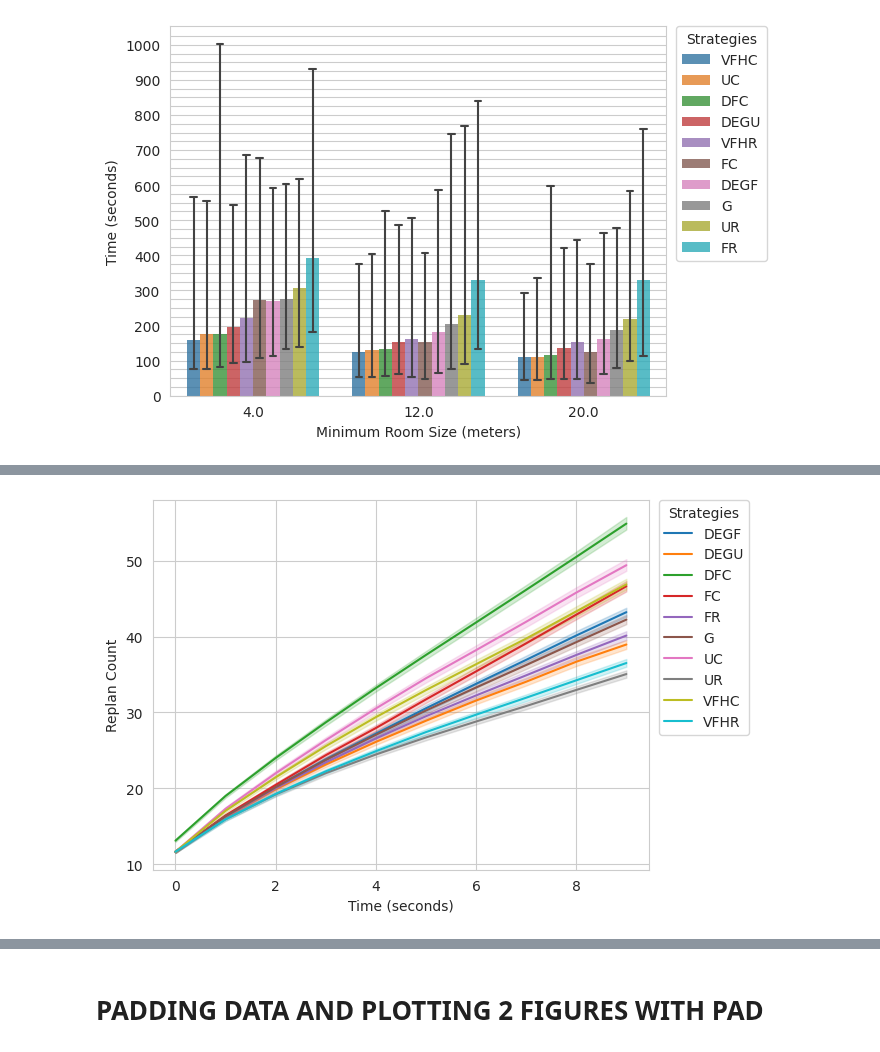
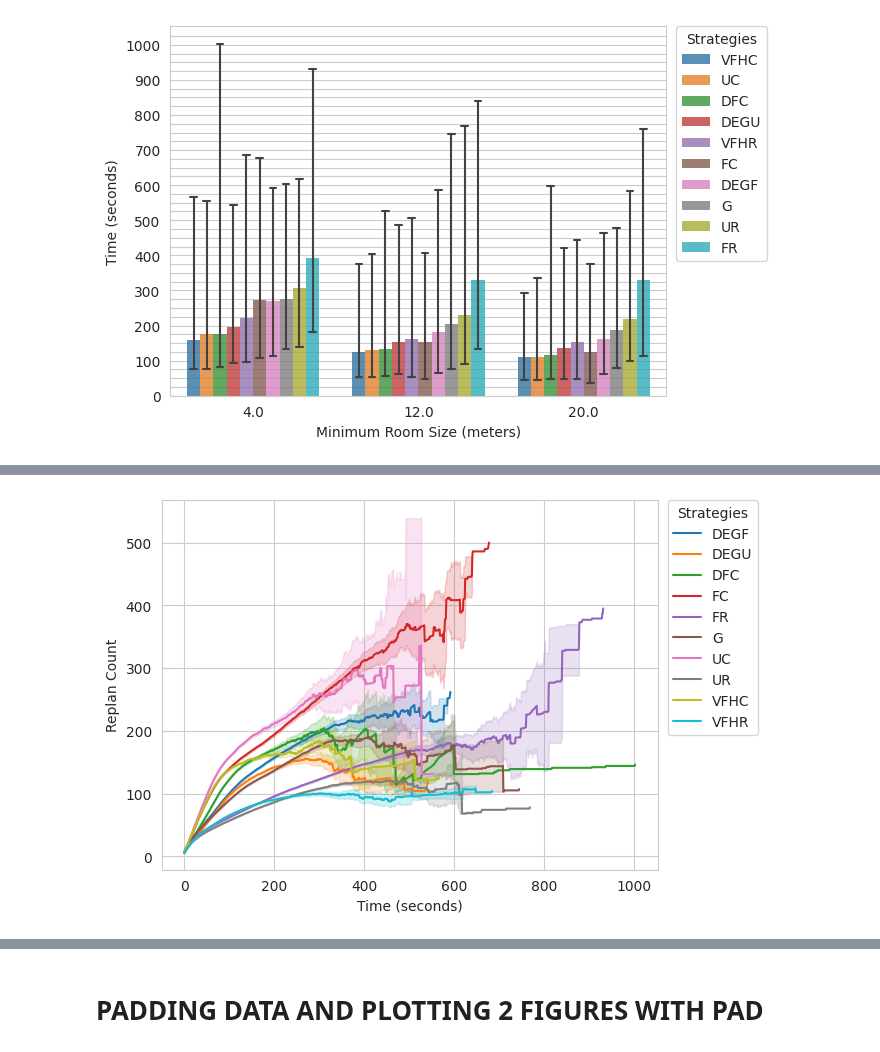
Before and after one commit to DIRECTLab/Multi_Agents_Area_Exploration, a Jupyter notebook: analysing_data/christopher_plottings/plots_updated.ipynb, the cells around one changed output, grey strips where cells are left out. Cells and saved outputs as stored; diff of their text form; code cells hidden in the pictures.

Commit message:
padding data works

```diff
--- a/analysing_data/christopher_plottings/plots_updated.ipynb
+++ b/analysing_data/christopher_plottings/plots_updated.ipynb
@@ -87,8 +87,10 @@ df_agent_end = df_agent.drop_duplicates(subset=['Experiment Id'], keep='last').s
 df_all_success = df_all[df_all['Success'] == True]
 # %% [markdown]
 # Worst Case Scenario
+# %%
+df_all_success_four = df_all_success[df_all_success['N Bots'] == 4]
 # %%
-wost_case = df_all_success.groupby(['M']).max()[['Frame Count', 'Replan Count','Delta Time', 'Update Time']].sort_values(by='Frame Count')
+wost_case = df_all_success_four.groupby(['M']).max()[['Frame Count', 'Replan Count','Delta Time', 'Update Time']].sort_values(by='Frame Count')
 with open(f"worst_case.txt", 'w') as f:
     f.write(wost_case.to_latex())
 wost_case
@@ -108,16 +110,16 @@ wost_case
 # %% [markdown]
 # Quality Metric Table
 # %%
-quality_metric = df_agent_end.groupby(['M']).mean()
-quality_metric['Quality'] = quality_metric['Known Area'] / quality_metric['Total Distance Travelled']
-# show quality and method
-quality_metric = quality_metric.reset_index()[['M','Quality','Known Area','Total Distance Travelled']]
-# method_group[['M','Quality']]
-quality_metric = quality_metric.sort_values(by='Quality', ascending=False)
-quality_metric.reset_index()
+# quality_metric = df_agent_end.groupby(['M']).mean()
+# quality_metric['Quality'] = quality_metric['Known Area'] / quality_metric['Total Distance Travelled']
+# # show quality and method
+# quality_metric = quality_metric.reset_index()[['M','Quality','Known Area','Total Distance Travelled']]
+# # method_group[['M','Quality']]
+# quality_metric = quality_metric.sort_values(by='Quality', ascending=False)
+# quality_metric.reset_index()
 
-with open(f"success_metric.tex", 'w') as f:
-    # f.write(df_end.groupby(['Loss Type', 'Method','Success']).count()['Experiment Id'].to_latex())
-    # rotate the table 90 degrees so the index is now the columns
-    f.write(quality_metric.to_latex())
-quality_metric
+# with open(f"success_metric.tex", 'w') as f:
+#     # f.write(df_end.groupby(['Loss Type', 'Method','Success']).count()['Experiment Id'].to_latex())
+#     # rotate the table 90 degrees so the index is now the columns
+#     f.write(quality_metric.to_latex())
+# quality_metric
@@ -362,11 +364,11 @@ df_agent_frames_less_than_50 = df_agent[df_agent['Frame Count'] < 10]
 # %%
-grd = sns.lineplot(data=df_agent_frames_less_than_50, x = 'Frame Count',y = 'Replan Count', hue='M')
+grd = sns.lineplot(data=df_all_success_four, x = 'Frame Count',y = 'Replan Count', hue='M')
 grd.legend(bbox_to_anchor=(1.02, 1), loc='upper left', borderaxespad=0, title='Strategies')
 # plt.xticks(range(0, 1000, 100))
 # plt.ylim(0, 600)
 grd.set_ylabel("Replan Count")
 grd.set_xlabel("Time (seconds)")
-plt.savefig(f"frame_count_vs_replan_count_hue_strategies.png", bbox_inches='tight', dpi=300)
+plt.savefig(f"time_vs_replan_count_hue_strategies_before_padding.png", bbox_inches='tight', dpi=300)
 # %% [output]
-[figure, old version]
+[figure, new version]
 # %%
```
Also changed, not shown: parts of 25 cells of this notebook, 1 other file.
